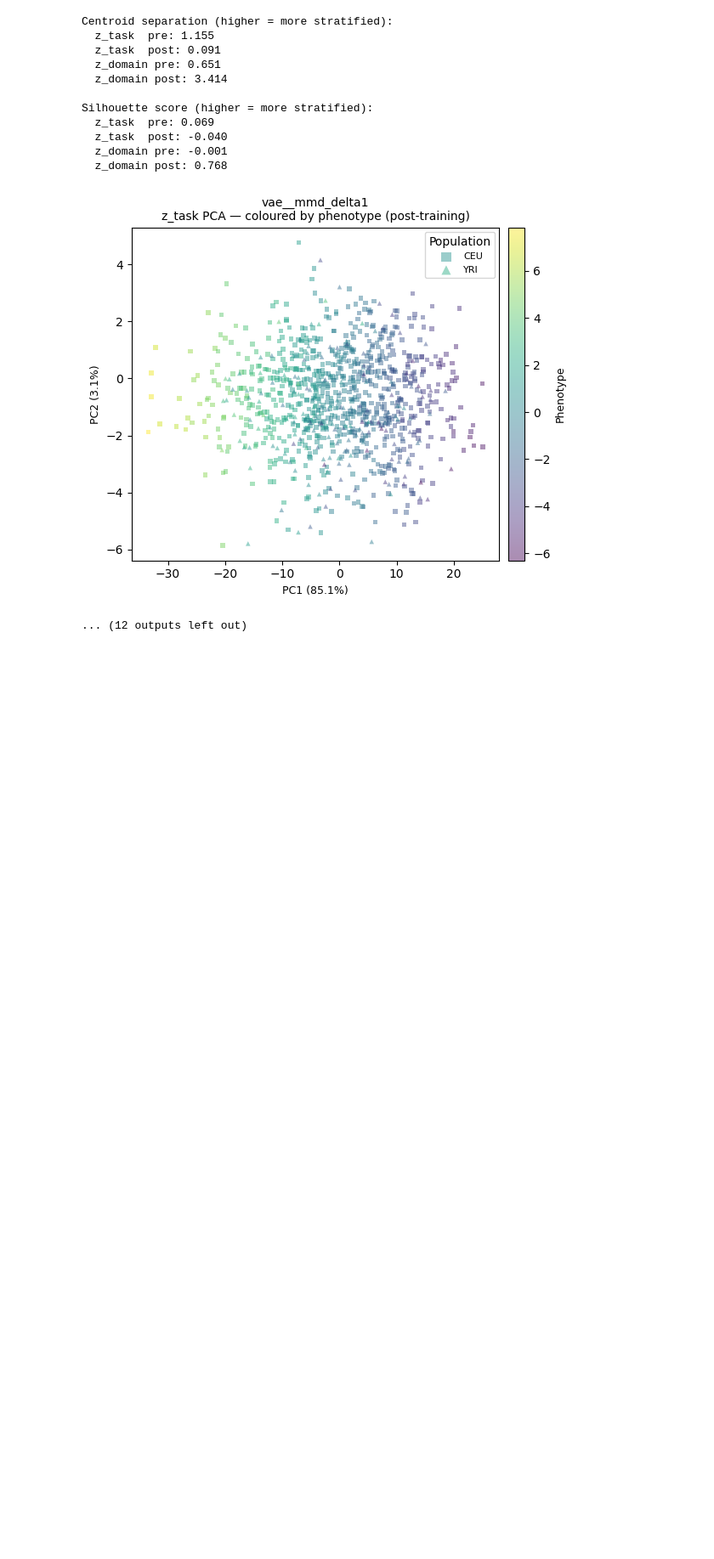
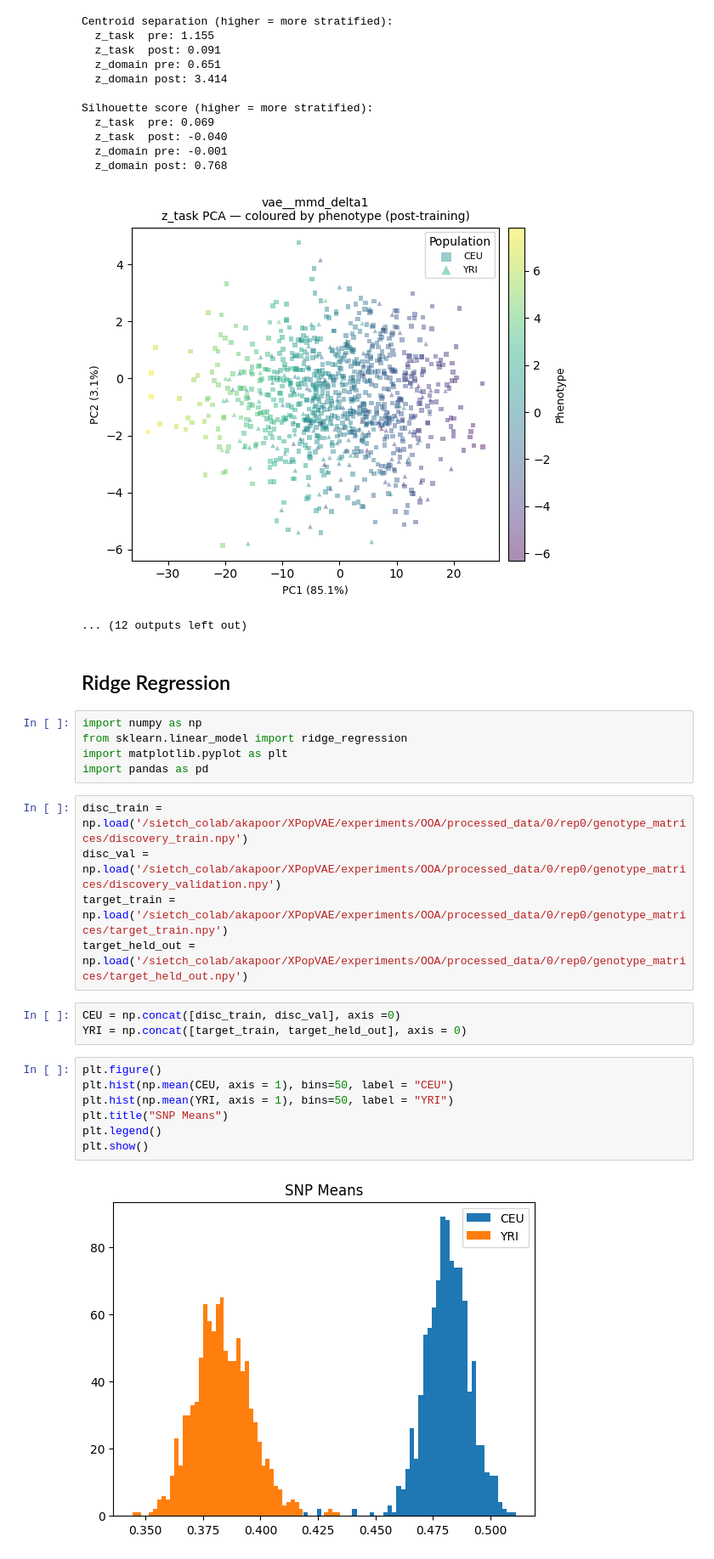
Before and after one commit to ak1376/XPopVAE, a Jupyter notebook: notebooks/latent_population_structure.ipynb, the cells around one changed output. Shown at 85% size. Cells and saved outputs as stored; diff of their text form; blank space fills up the shorter version.

```diff
--- a/notebooks/latent_population_structure.ipynb
+++ b/notebooks/latent_population_structure.ipynb
@@ -246,3 +246,27 @@ Silhouette score (higher = more stratified):
   z_domain post: 0.768
 [figure]
 ... (12 outputs left out)
+# %% [markdown]
+## Ridge Regression
+# %%
+import numpy as np
+from sklearn.linear_model import ridge_regression
+import matplotlib.pyplot as plt
+import pandas as pd
+# %%
+disc_train = np.load('/sietch_colab/akapoor/XPopVAE/experiments/OOA/processed_data/0/rep0/genotype_matrices/discovery_train.npy')
+disc_val = np.load('/sietch_colab/akapoor/XPopVAE/experiments/OOA/processed_data/0/rep0/genotype_matrices/discovery_validation.npy')
+target_train = np.load('/sietch_colab/akapoor/XPopVAE/experiments/OOA/processed_data/0/rep0/genotype_matrices/target_train.npy')
+target_held_out = np.load('/sietch_colab/akapoor/XPopVAE/experiments/OOA/processed_data/0/rep0/genotype_matrices/target_held_out.npy')
+# %%
+CEU = np.concat([disc_train, disc_val], axis =0)
+YRI = np.concat([target_train, target_held_out], axis = 0)
+# %%
+plt.figure()
+plt.hist(np.mean(CEU, axis = 1), bins=50, label = "CEU")
+plt.hist(np.mean(YRI, axis = 1), bins=50, label = "YRI")
+plt.title("SNP Means")
+plt.legend()
+plt.show()
+# %% [output]
+[figure, added]
```
Also changed, not shown: parts of 8 cells of this notebook, 3 other files.
